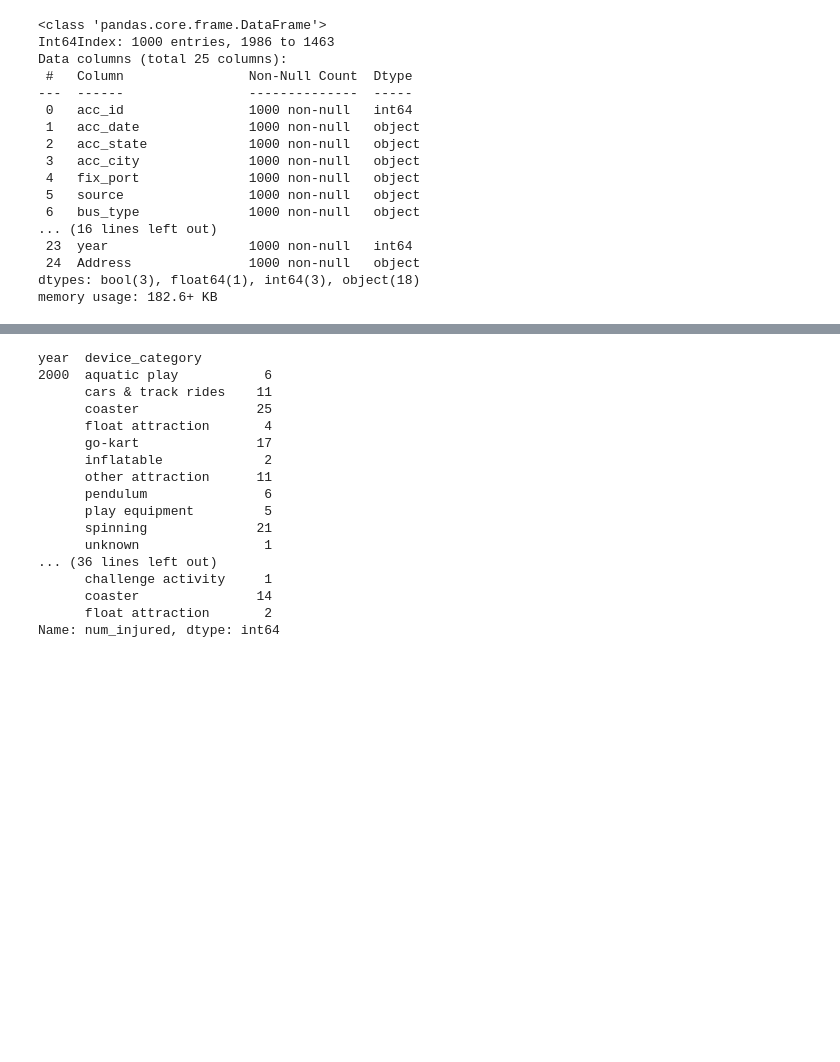
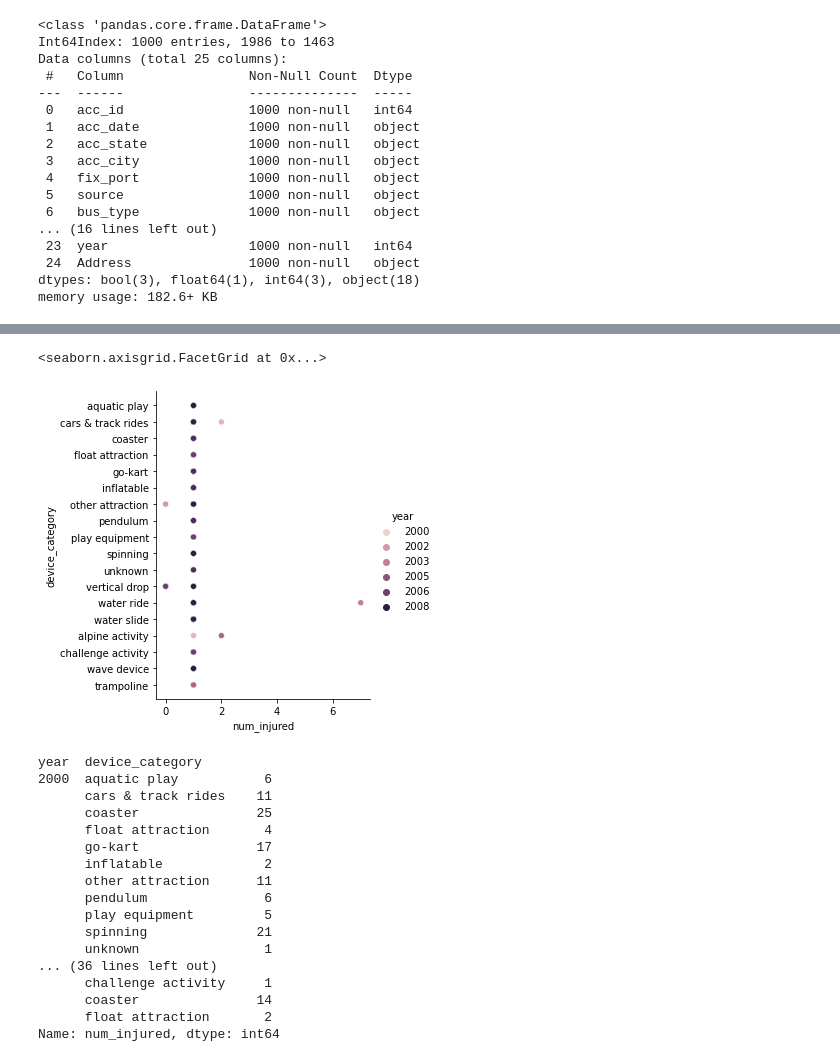
Before and after one commit to VM7568/smu_project3_themeparks, a Jupyter notebook: April's Work/creating_initial_df.ipynb, the cells around one changed output, grey strips where cells are left out. Saved outputs shown, nothing was run; the diff lists cells and outputs as text; code cells hidden in the pictures; blank space fills up the shorter version.

```diff
--- a/April's Work/creating_initial_df.ipynb
+++ b/April's Work/creating_initial_df.ipynb
@@ -188,3 +190,8 @@ dfgpavg.head(50)
+# %%
+sns.relplot(data=dfgpavg, x="num_injured", y="device_category", hue="year")
+# %% [output]
+<seaborn.axisgrid.FacetGrid at 0x...>
+[figure, added]
 # %%
 dfgpavg.to_json("data_group_average.json", orient="columns")
 # %%
```
Also changed, not shown: parts of 10 cells of this notebook, 14 other files.
